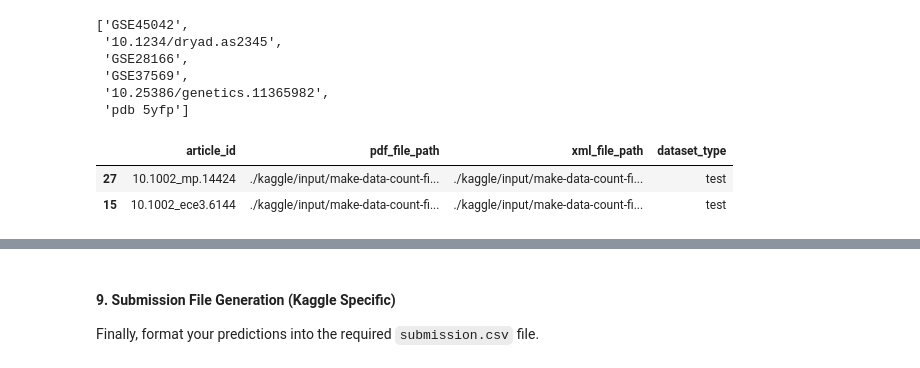
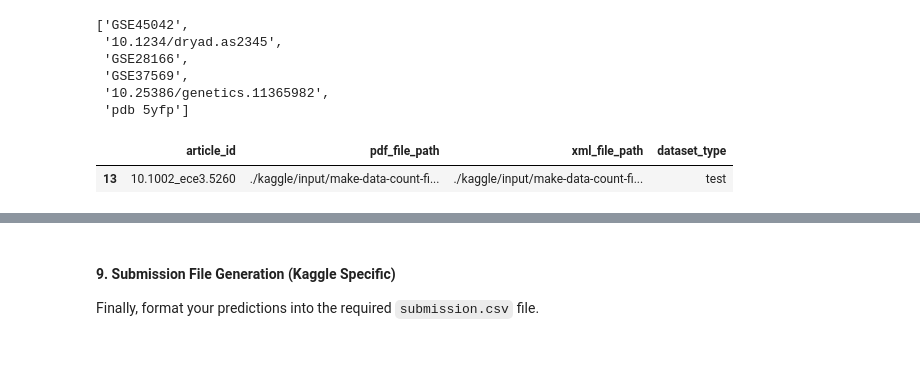
Before and after one commit to JimGile/make-data-count-classifier, a Jupyter notebook: mdc-fine-tune-train-kaggle.ipynb, the cells around one changed output, grey strips where cells are left out. Drawn from its saved outputs; the diff is of its cells as text; code cells hidden in the pictures.

Commit message:
updated data extraction - close but not quite right.

```diff
--- a/mdc-fine-tune-train-kaggle.ipynb
+++ b/mdc-fine-tune-train-kaggle.ipynb
@@ -938,9 +1018,9 @@ display(rsp1)
  'pdb 5yfp']
 # %%
 sample_test_file_paths_df = test_file_paths_df.sample(2, random_state=42)
+sample_test_file_paths_df = test_file_paths_df.loc[test_file_paths_df['article_id']=='10.1002_ece3.5260']
 sample_test_file_paths_df
 # %% [output]
 |  | article_id | pdf_file_path | xml_file_path | dataset_type |
-| 27 | 10.1002_mp.14424 | ./kaggle/input/make-data-count-fi... | ./kaggle/input/make-data-count-fi... | test |
-| 15 | 10.1002_ece3.6144 | ./kaggle/input/make-data-count-fi... | ./kaggle/input/make-data-count-fi... | test |
+| 13 | 10.1002_ece3.5260 | ./kaggle/input/make-data-count-fi... | ./kaggle/input/make-data-count-fi... | test |
 # %%
```
Also changed, not shown: parts of 7 cells of this notebook, 1 other file.
